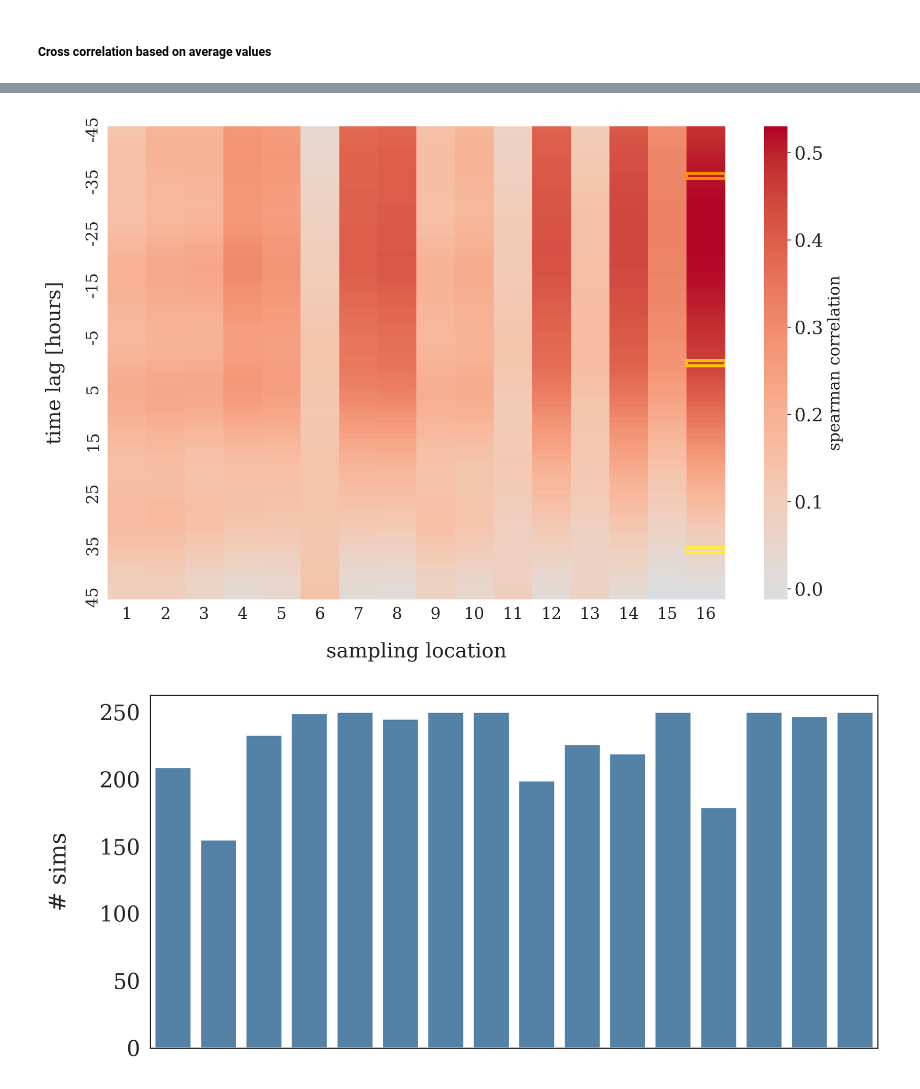
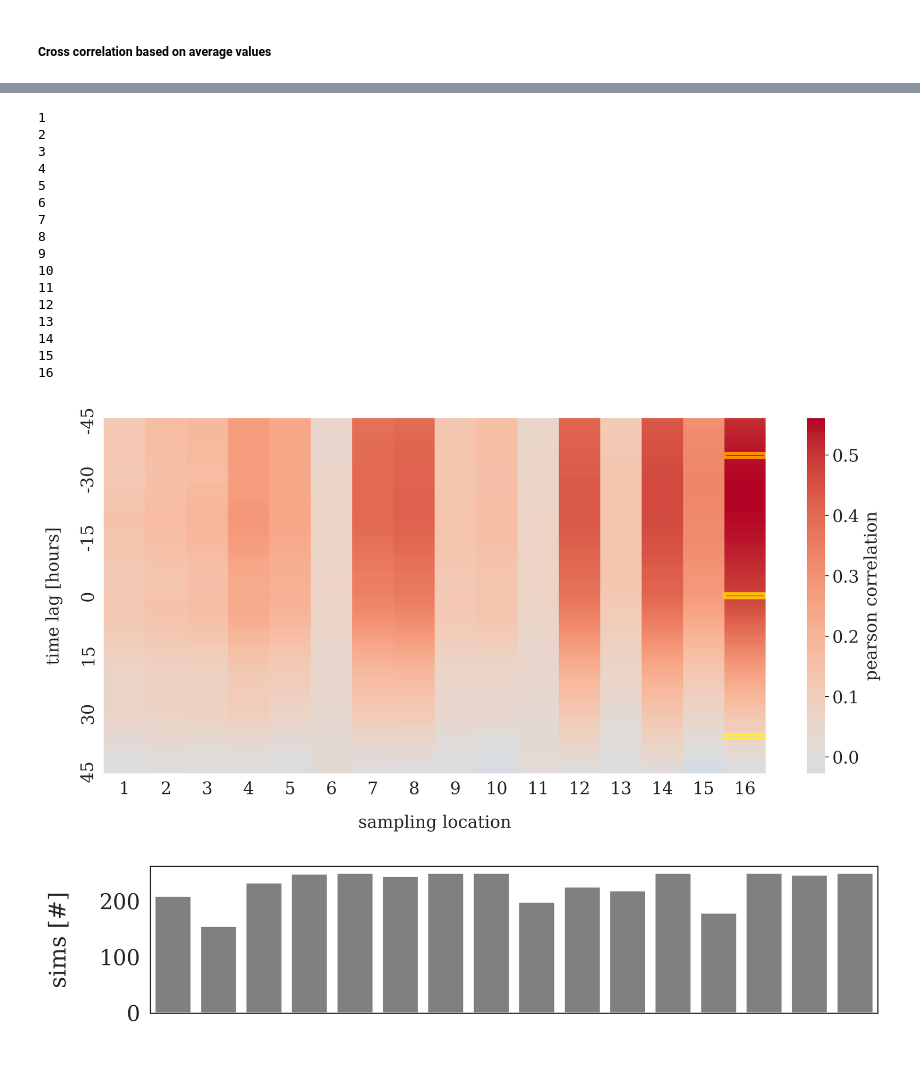
Before and after one commit to inside-consortium/inside_demonstrator, a Jupyter notebook: analysis/scripts/5b_correlation_by_sim.ipynb, the cells around one changed output, grey strips where cells are left out. Drawn from its saved outputs; the diff is of its cells as text; code cells hidden in the pictures.

Commit message:
Update correlation analysis by sim

```diff
--- a/analysis/scripts/5b_correlation_by_sim.ipynb
+++ b/analysis/scripts/5b_correlation_by_sim.ipynb
@@ -46,7 +45,6 @@ def crosscorr(datax, datay, lag=0):
     ----------
     crosscorr : float
     """
-    return datax.corr(datay.shift(lag), method = "spearman")
     #v1 = datax.values
     #v2 = datay.shift(lag).values
 
@@ -56,6 +54,8 @@ def crosscorr(datax, datay, lag=0):
     #res = sklearn.feature_selection.mutual_info_regression(v1, v2)
 
     #return res.item()
+
+    return datax.corr(datay.shift(lag))
 # %%
 def get_crosscorr_for_one_station(df_combined, sampling_location, lags_in_hours):
     df_combined_sub = df_combined.loc[df_combined.sampling_point==sampling_location, :].sort_values("hours")
@@ -214,38 +147,77 @@ df_res.head()
+# %%
+warnings.filterwarnings("ignore", message="An input array is constant; the correlation coefficient is not defined.")
+warnings.filterwarnings("ignore", message="invalid value encountered in divide")
+
+max_lag = 45
+
+results = []
+nas = []
+for sampling_location in df_wastewater.loc[:,"sampling_point"].astype(int).sort_values().unique():
+
+    loc_corr = []
+    for sim in df_prevalence['memilio_id'].unique():
+        curr_sim_ww = df_wastewater.loc[df_wastewater['memilio_id'] == sim]
+        curr_sim_prev = df_prevalence.loc[df_prevalence['memilio_id'] == sim]
+        curr_combined = curr_sim_ww.merge(curr_sim_prev, left_on="hours", right_on="time", how="left")
+        loc_corr.append(get_crosscorr_for_one_station(curr_combined, str(sampling_location), range(-max_lag, max_lag+1, 1)))
+
+    df_corr = pd.DataFrame(loc_corr)
+    results.append(df_corr.mean(axis = 0))
+    nas.append(250 - sum(df_corr.transpose().isna().sum() > 0))
+    print(sampling_location)
+
+df_res = pd.DataFrame(results).transpose()
+df_res.columns = ['1', '2', '3', '4', '5', '6', '7', '8', '9', '10', '11', '12', '13', '14', '15', '16']
+df_res["lag_in_h"] = range(-max_lag, max_lag+1, 1)
+df_res = df_res.set_index("lag_in_h")
+
+df_nas = pd.DataFrame(nas).transpose()
+df_nas.columns = ['1', '2', '3', '4', '5', '6', '7', '8', '9', '10', '11', '12', '13', '14', '15', '16']
+# %% [output]
+1
+2
+3
+4
+5
+6
+7
+8
+9
+10
+11
+12
+13
+14
+15
+16
 # %%
-fig, ax = plt.subplots(figsize = (12,8), dpi=300)
-# plt.title("Cross-Correlation between Copies/l and Prevalence")
-lb = sns.heatmap(df_res[[str(i) for i in range(1,17)]], cmap='coolwarm', center=0, yticklabels=10, cbar_kws={'label': 'spearman correlation'})
-# sns.set(font_scale=1)
-#ax.set_title("Cross-Correlation between Copies/l and Prevalence", pad=20)# ,fontsize=20)
-ax.set_xlabel("sampling location", labelpad=20,fontsize=20)
-ax.set_ylabel("time lag [hours]", labelpad=20,fontsize=20)
+fig, ax = plt.subplots(figsize = (12,6), dpi=300)
+lb = sns.heatmap(df_res[[str(i) for i in range(1,17)]], cmap='coolwarm', center=0, yticklabels=15, cbar_kws={'label': 'pearson correlation'})
+ax.set_xlabel("sampling location", labelpad=16,fontsize=16)
+ax.set_ylabel("time lag [hours]", labelpad=16,fontsize=16)
 lb.figure.axes[-1].yaxis.label.set_size(16)
-lb.figure.axes[-1].tick_params(axis='y', labelsize=18)
+lb.figure.axes[-1].tick_params(axis='y', labelsize=16)
 ax.tick_params(axis='x', labelsize=16)
 ax.tick_params(axis='y', labelsize=16)
 
 lag = 36
 shades_of_yellow = ['#FFEB3B', '#FFC107', '#FF8F00']
 ax.add_patch(Rectangle((15, df_res.index.get_loc(-lag)), 1, 1, fill=False, edgecolor=shades_of_yellow[2], lw=3))
 ax.add_patch(Rectangle((15, df_res.index.get_loc(0)), 1, 1, fill=False, edgecolor=shades_of_yellow[1], lw=3))
 ax.add_patch(Rectangle((15, df_res.index.get_loc(lag)), 1, 1, fill=False, edgecolor=shades_of_yellow[0], lw=3))
 
 plt.tight_layout()
 fig.savefig(os.path.join(plot_path, f"{file_name_prefix}_cross_correlation.png"), dpi=300)
 # %% [output]
-[figure, old version]
+[figure, new version]
 # %%
-df_nas.to_csv("test.csv")
-
-fig, ax = plt.subplots(figsize = (8.5,4), dpi=300)
-lb = sns.barplot(df_nas[[str(i) for i in range(1,17)]], color = "steelblue")
-ax.set_ylabel("# sims", labelpad=20,fontsize=20)
+fig, ax = plt.subplots(figsize = (8.5,2), dpi=300)
+lb = sns.barplot(df_nas[[str(i) for i in range(1,17)]], color = "grey")
+ax.set_ylabel("sims [#]", labelpad=20,fontsize=20)
 lb.figure.axes[-1].yaxis.label.set_size(16)
-#lb.figure.axes[-1].tick_params(axis='y', labelsize=18)
-#ax.tick_params(axis='y', labelsize=16)
 ax.set(xticklabels=[])
 
 plt.tight_layout()
 fig.savefig(os.path.join(plot_path, f"{file_name_prefix}_corr_sims.png"), dpi=300)
 # %% [output]
-[figure, old version]
+[figure, new version]
```
Also changed, not shown: parts of 5 cells of this notebook.
